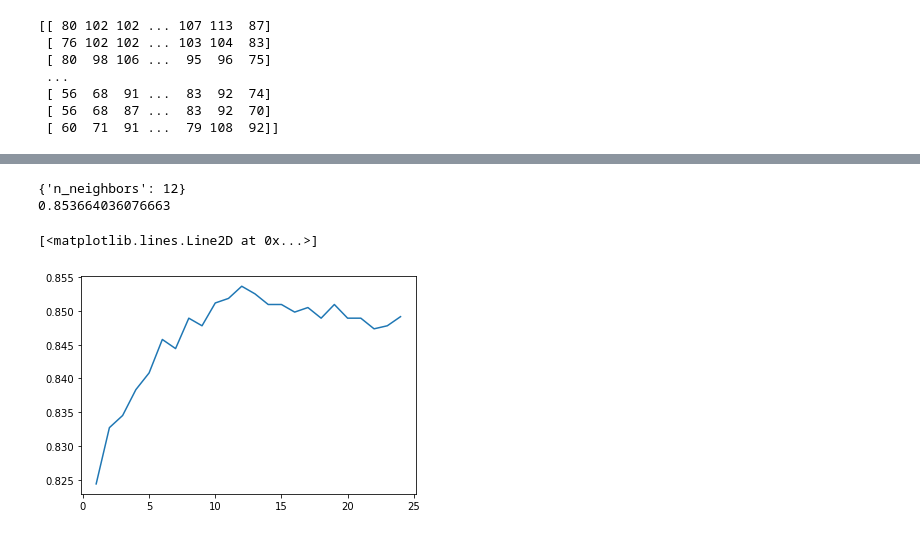
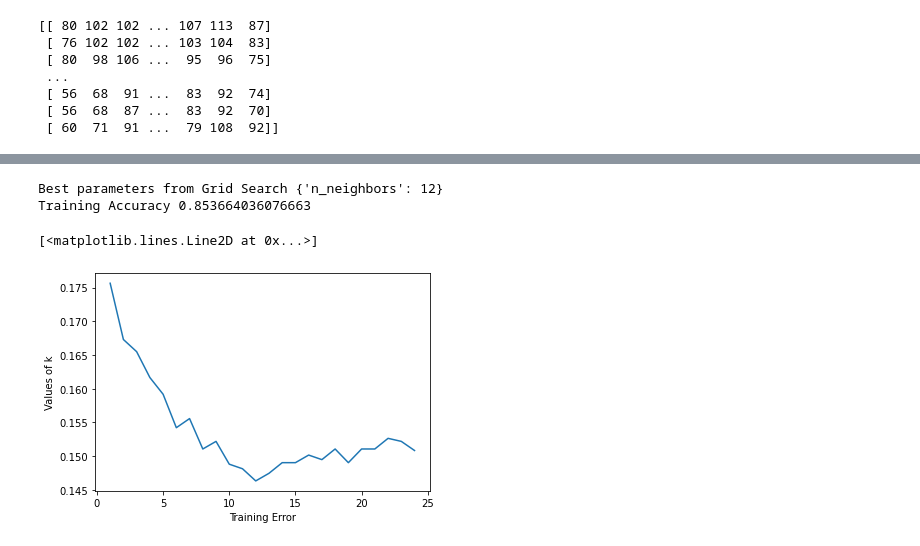
Before and after one commit to yay14/Knn-w-GridSearch, a Jupyter notebook: KNN & Grid Search.ipynb, the cells around one changed output, grey strips where cells are left out. Cells and saved outputs as stored; diff of their text form; code cells hidden in the pictures.

```diff
--- a/KNN & Grid Search.ipynb
+++ b/KNN & Grid Search.ipynb
@@ -109,24 +109,26 @@ from sklearn.model_selection import GridSearchCV
 # %%
 #create new a knn model
 knn2 = KNeighborsClassifier()
 
 #create a dictionary of all values we want to test for n_neighbors
 param_grid = {'n_neighbors': np.arange(1, 25)}
 
 #use gridsearch to test all values for n_neighbors
 knn_gscv = GridSearchCV(knn2, param_grid, cv=5)
 
 #fit model to data
 knn_gscv.fit(x_train, y_train)
 
 #check top performing n_neighbors value
-print(knn_gscv.best_params_)
-print(knn_gscv.best_score_)
+print("Best parameters from Grid Search",knn_gscv.best_params_)
+print("Training Accuracy",knn_gscv.best_score_)
 
 #plotting the mean test score for each k value
-plt.plot(knn_gscv.cv_results_['param_n_neighbors'].data, knn_gscv.cv_results_['mean_test_score'])
+plt.xlabel("Training Error")
+plt.ylabel("Values of k")
+plt.plot(knn_gscv.cv_results_['param_n_neighbors'].data, 1-knn_gscv.cv_results_['mean_test_score'])
 # %% [output]
-{'n_neighbors': 12}
-0.853664036076663
+Best parameters from Grid Search {'n_neighbors': 12}
+Training Accuracy 0.853664036076663
 [<matplotlib.lines.Line2D at 0x...>]
-[figure, old version]
+[figure, new version]
```
Also changed, not shown: parts of 7 cells of this notebook, 1 other file.
